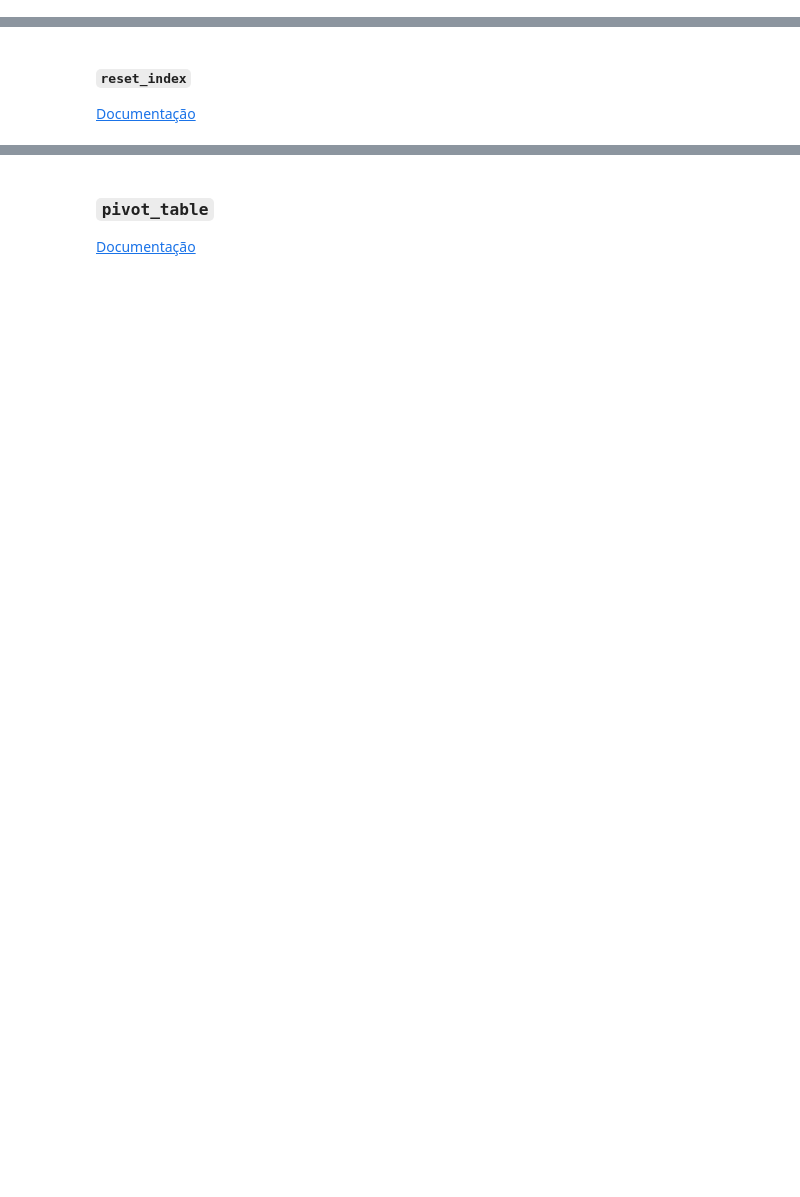
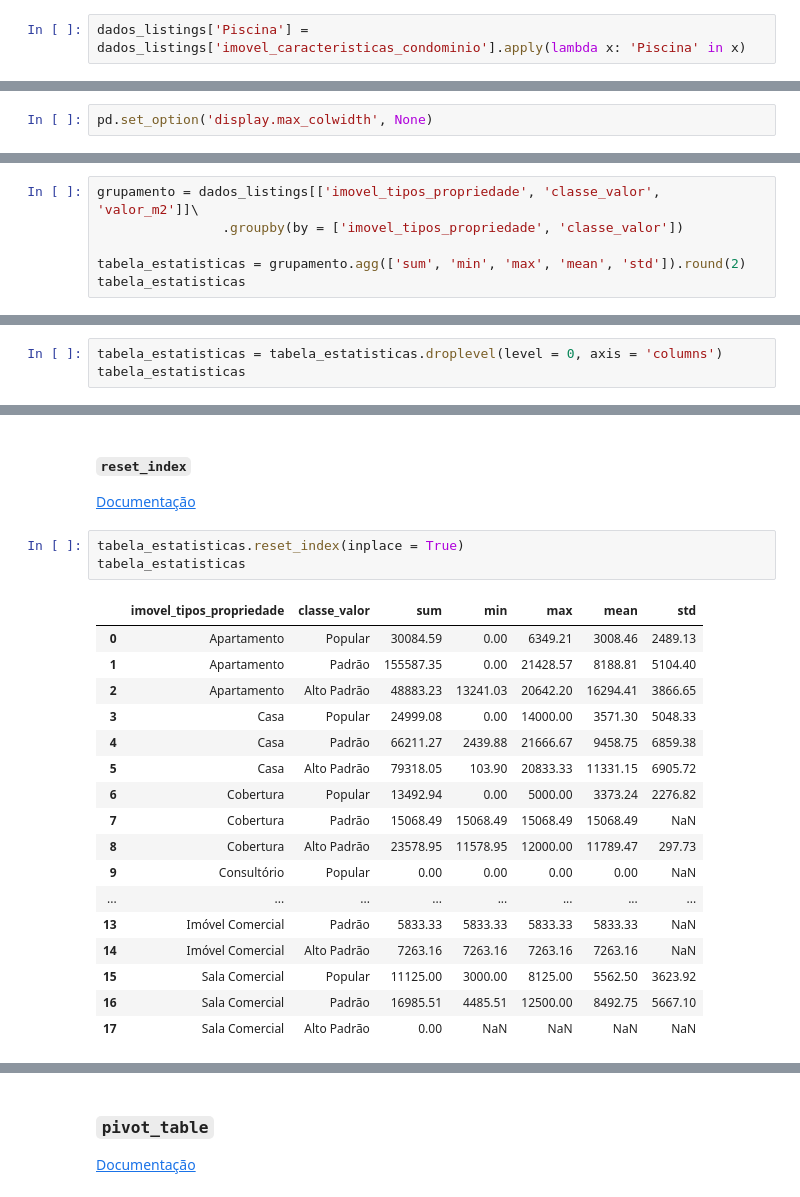
Before and after one commit to emersonleaojr/Pandas_avancado, a Jupyter notebook: Projeto.ipynb, the cells around one changed output, grey strips where cells are left out. Saved outputs shown, nothing was run; the diff lists cells and outputs as text; blank space fills up the shorter version.

```diff
--- a/Projeto.ipynb
+++ b/Projeto.ipynb
@@ -961,2 +1151,4 @@ tipo_uso = {
 # %% [markdown]
 ### Piscina?
+# %%
+dados_listings['Piscina'] = dados_listings['imovel_caracteristicas_condominio'].apply(lambda x: 'Piscina' in x)
@@ -962,0 +1164,2 @@ tipo_uso = {
+# %%
+pd.set_option('display.max_colwidth', None)
@@ -1001,3 +1461,9 @@ Faz a rotação ou o pivoteamento das colunas de um *DataFrame* para as linhas.
 ### `pivot`
 
 [Documentação](https://pandas.pydata.org/pandas-docs/stable/reference/api/pandas.DataFrame.pivot.html)
+# %%
+grupamento = dados_listings[['imovel_tipos_propriedade', 'classe_valor', 'valor_m2']]\
+                .groupby(by = ['imovel_tipos_propriedade', 'classe_valor'])
+
+tabela_estatisticas = grupamento.agg(['sum', 'min', 'max', 'mean', 'std']).round(2)
+tabela_estatisticas
@@ -1005,3 +1491,6 @@ Faz a rotação ou o pivoteamento das colunas de um *DataFrame* para as linhas.
 #### `droplevel`
 
 [Documentação](https://pandas.pydata.org/pandas-docs/stable/reference/api/pandas.DataFrame.droplevel.html)
+# %%
+tabela_estatisticas = tabela_estatisticas.droplevel(level = 0, axis = 'columns')
+tabela_estatisticas
@@ -1009,3 +1517,24 @@ Faz a rotação ou o pivoteamento das colunas de um *DataFrame* para as linhas.
 #### `reset_index`
 
 [Documentação](https://pandas.pydata.org/pandas-docs/stable/reference/api/pandas.DataFrame.reset_index.html)
+# %%
+tabela_estatisticas.reset_index(inplace = True)
+tabela_estatisticas
+# %% [output]
+|  | imovel_tipos_propriedade | classe_valor | sum | min | max | mean | std |
+| 0 | Apartamento | Popular | 30084.59 | 0.00 | 6349.21 | 3008.46 | 2489.13 |
+| 1 | Apartamento | Padrão | 155587.35 | 0.00 | 21428.57 | 8188.81 | 5104.40 |
+| 2 | Apartamento | Alto Padrão | 48883.23 | 13241.03 | 20642.20 | 16294.41 | 3866.65 |
+| 3 | Casa | Popular | 24999.08 | 0.00 | 14000.00 | 3571.30 | 5048.33 |
+| 4 | Casa | Padrão | 66211.27 | 2439.88 | 21666.67 | 9458.75 | 6859.38 |
+| 5 | Casa | Alto Padrão | 79318.05 | 103.90 | 20833.33 | 11331.15 | 6905.72 |
+| 6 | Cobertura | Popular | 13492.94 | 0.00 | 5000.00 | 3373.24 | 2276.82 |
+| 7 | Cobertura | Padrão | 15068.49 | 15068.49 | 15068.49 | 15068.49 | NaN |
+| 8 | Cobertura | Alto Padrão | 23578.95 | 11578.95 | 12000.00 | 11789.47 | 297.73 |
+| 9 | Consultório | Popular | 0.00 | 0.00 | 0.00 | 0.00 | NaN |
+| ... | ... | ... | ... | ... | ... | ... | ... |
+| 13 | Imóvel Comercial | Padrão | 5833.33 | 5833.33 | 5833.33 | 5833.33 | NaN |
+| 14 | Imóvel Comercial | Alto Padrão | 7263.16 | 7263.16 | 7263.16 | 7263.16 | NaN |
+| 15 | Sala Comercial | Popular | 11125.00 | 3000.00 | 8125.00 | 5562.50 | 3623.92 |
+| 16 | Sala Comercial | Padrão | 16985.51 | 4485.51 | 12500.00 | 8492.75 | 5667.10 |
+| 17 | Sala Comercial | Alto Padrão | 0.00 | NaN | NaN | NaN | NaN |
```
Also changed, not shown: parts of 49 cells of this notebook.
